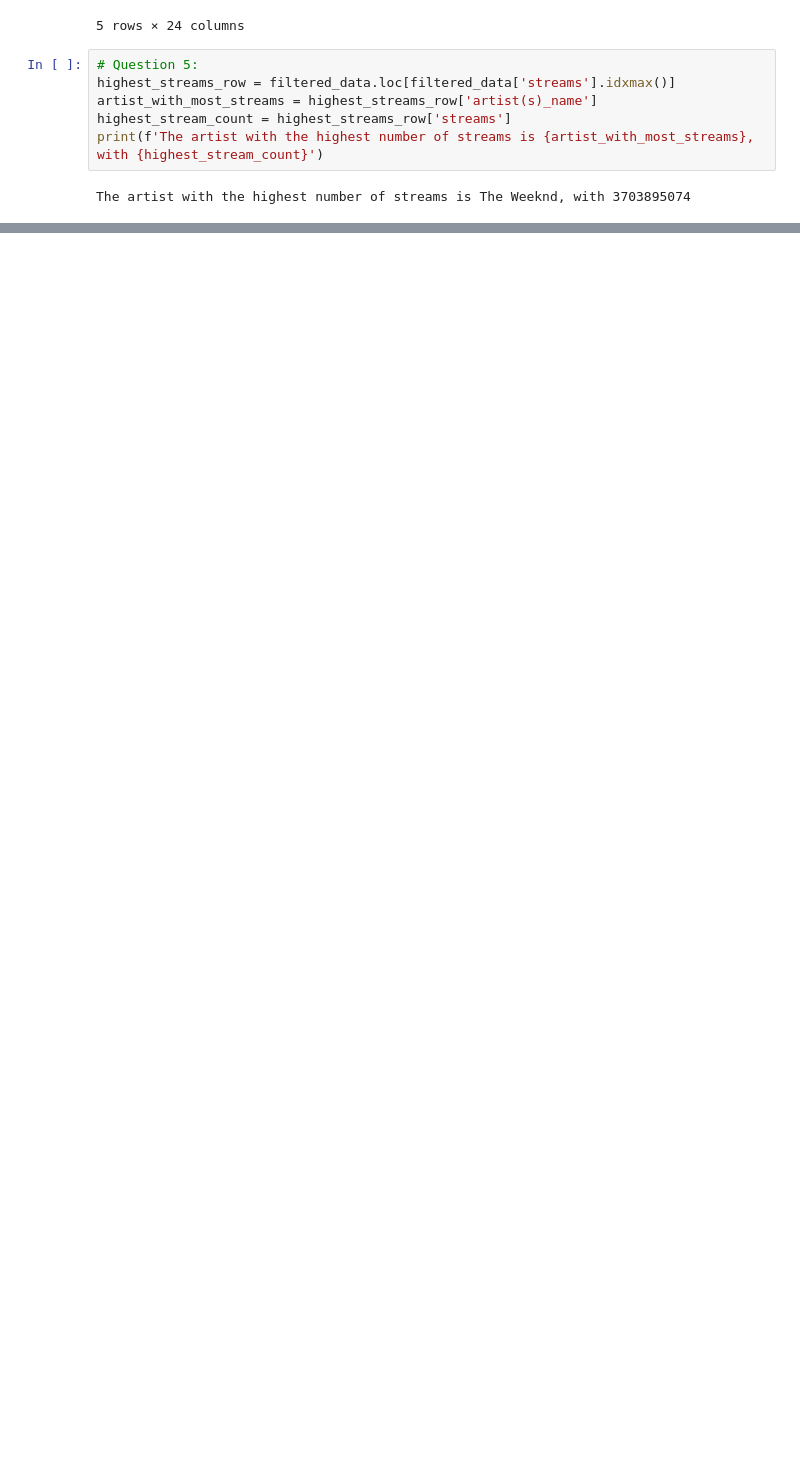
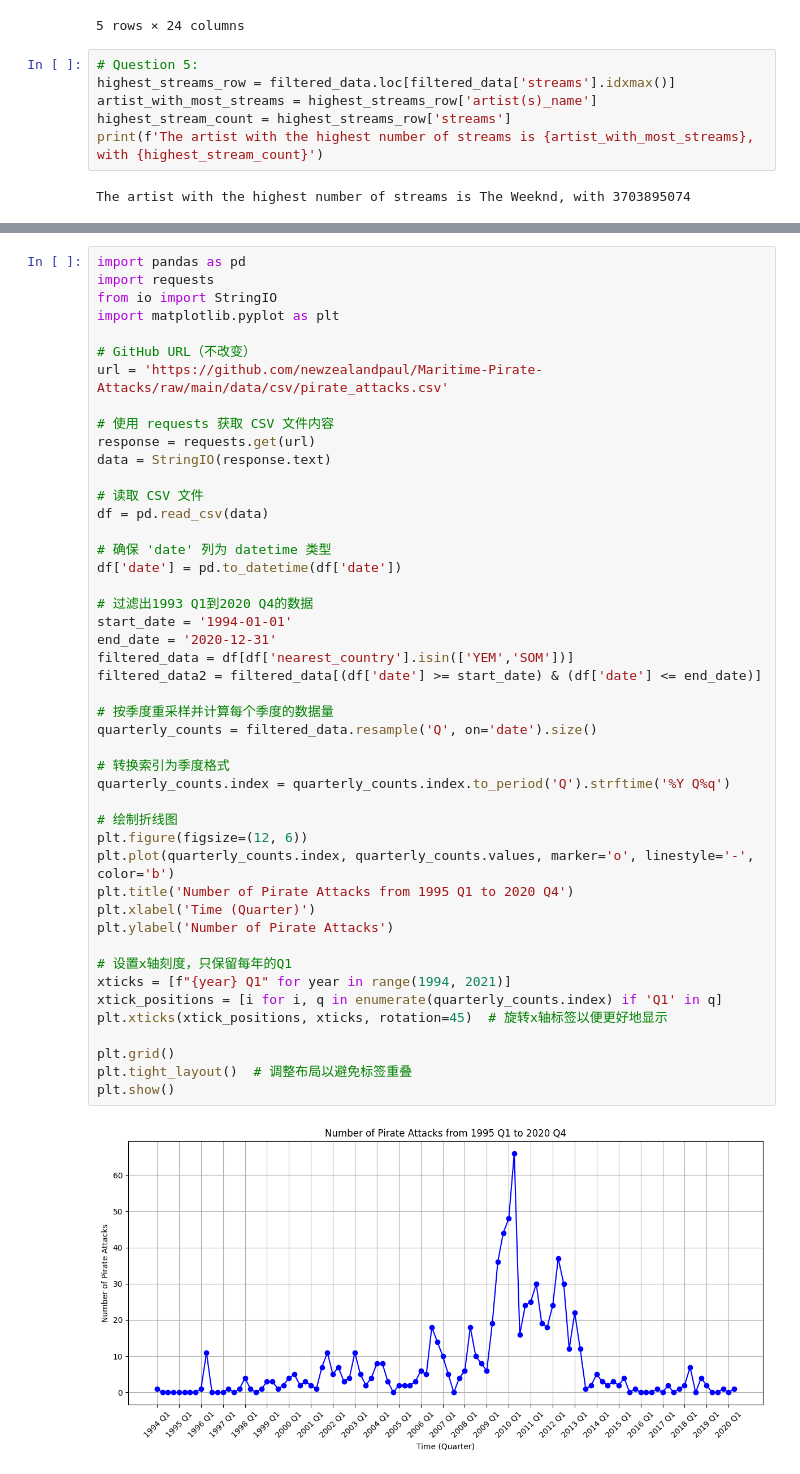
Before and after one commit to yuhengding1206/QM2-2024, a Jupyter notebook: W1_Python_Recap Copy.ipynb, the cells around one changed output, grey strips where cells are left out. Drawn from its saved outputs; the diff is of its cells as text; blank space fills up the shorter version.

```diff
--- a/W1_Python_Recap Copy.ipynb
+++ b/W1_Python_Recap Copy.ipynb
@@ -305,0 +547,48 @@ The artist with the highest number of streams is The Weeknd, with 3703895074
+# %%
+import pandas as pd
+import requests
+from io import StringIO
+import matplotlib.pyplot as plt
+
+# GitHub URL（不改变）
+url = 'https://github.com/newzealandpaul/Maritime-Pirate-Attacks/raw/main/data/csv/pirate_attacks.csv'
+
+# 使用 requests 获取 CSV 文件内容
+response = requests.get(url)
+data = StringIO(response.text)
+
+# 读取 CSV 文件
+df = pd.read_csv(data)
+
+# 确保 'date' 列为 datetime 类型
+df['date'] = pd.to_datetime(df['date'])
+
+# 过滤出1993 Q1到2020 Q4的数据
+start_date = '1994-01-01'
+end_date = '2020-12-31'
+filtered_data = df[df['nearest_country'].isin(['YEM','SOM'])]
+filtered_data2 = filtered_data[(df['date'] >= start_date) & (df['date'] <= end_date)]
+
+# 按季度重采样并计算每个季度的数据量
+quarterly_counts = filtered_data.resample('Q', on='date').size()
+
+# 转换索引为季度格式
+quarterly_counts.index = quarterly_counts.index.to_period('Q').strftime('%Y Q%q')
+
+# 绘制折线图
+plt.figure(figsize=(12, 6))
+plt.plot(quarterly_counts.index, quarterly_counts.values, marker='o', linestyle='-', color='b')
+plt.title('Number of Pirate Attacks from 1995 Q1 to 2020 Q4')
+plt.xlabel('Time (Quarter)')
+plt.ylabel('Number of Pirate Attacks')
+
+# 设置x轴刻度，只保留每年的Q1
+xticks = [f"{year} Q1" for year in range(1994, 2021)]
+xtick_positions = [i for i, q in enumerate(quarterly_counts.index) if 'Q1' in q]
+plt.xticks(xtick_positions, xticks, rotation=45)  # 旋转x轴标签以便更好地显示
+
+plt.grid()
+plt.tight_layout()  # 调整布局以避免标签重叠
+plt.show()
+# %% [output]
+[figure, added]
```
Also changed, not shown: parts of 9 cells of this notebook.
